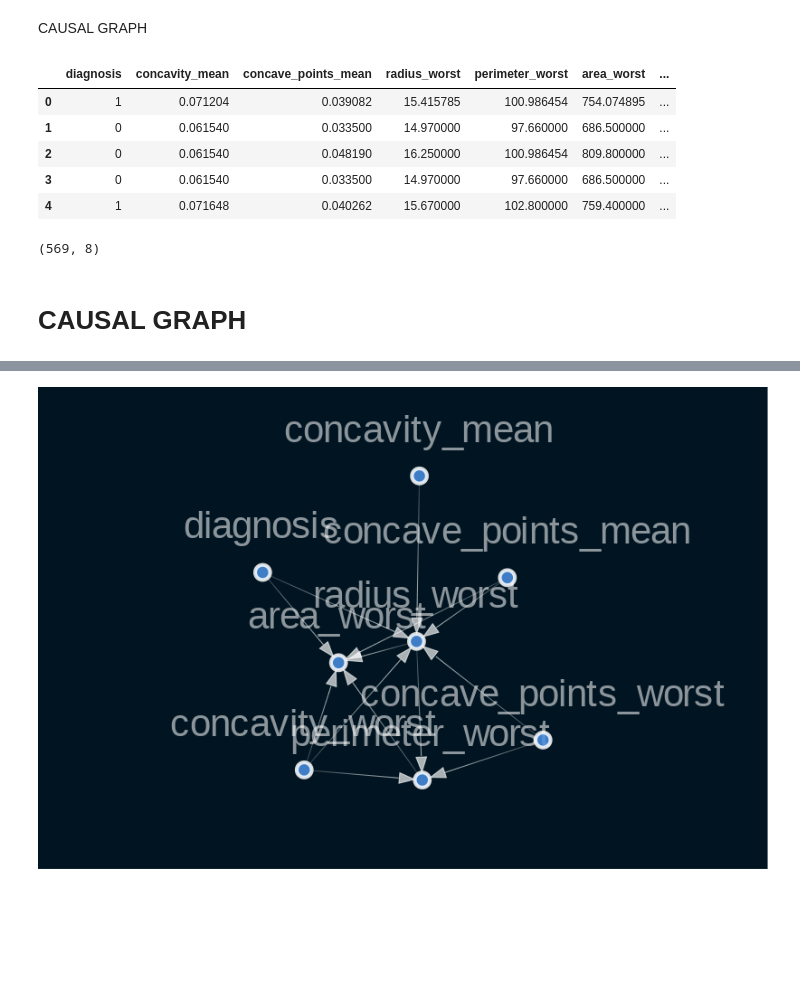
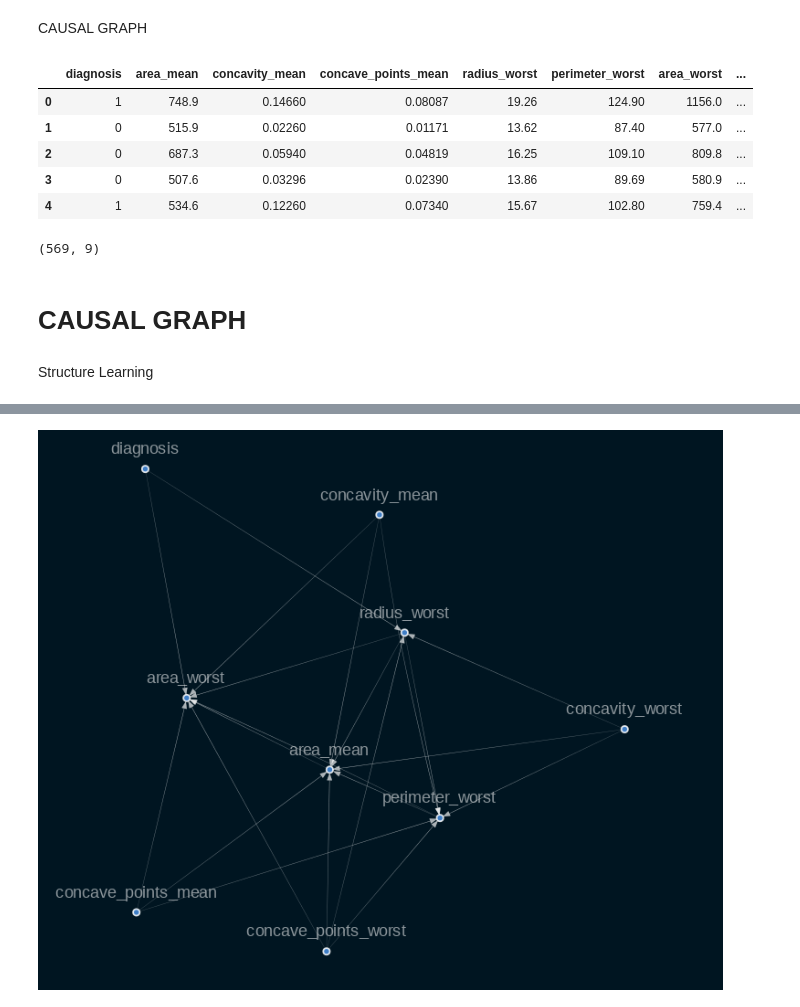
Before and after one commit to Kibika/Causal_Inference, a Jupyter notebook: notebooks/causal_inference.ipynb, the cells around one changed output, grey strips where cells are left out. Drawn from its saved outputs; the diff is of its cells as text; code cells hidden in the pictures; blank space fills up the shorter version.

```diff
--- a/notebooks/causal_inference.ipynb
+++ b/notebooks/causal_inference.ipynb
@@ -119,6 +109,8 @@ Mounted at /content/drive
 The goal of this is to understand the data and any tasks that need to be done to prepare it for training using a machine learning model. We should also get an understanding of the distributions of the variables and how they correlate to one another.
 # %%
 dataset = pd.read_csv("/content/drive/My Drive/speech/data/result_dataframe.csv")
+# %%
+dataset = pd.read_csv("/content/drive/My Drive/data/result_dataframe.csv")
 # %%
 dataset.head()
 # %% [output]
@@ -416,8 +378,6 @@ Several methods can be applied to do feature selection. Some are listed below:
 The first four models can be tested by training a classification algorithm and checking the evaluation metrics.
 
 Here we will use tree based feature selection to extract feature importance and determine the number of features to use.
-# %%
-dataset = outlier(dataset)
 # %%
 #drop id column
 diagnosis_data = dataset.copy()
@@ -538,30 +498,31 @@ We have 8 features that have been chosen as important, and the features also hav
 CAUSAL GRAPH
 # %%
 #filter original dataset to retain the important variables
-#the dimension of the dataset has reduced from 569,32 to 569,8
-causal_data = diagnosis_data[['diagnosis','concavity_mean', 'concave_points_mean', 'radius_worst',
+#the dimension of the dataset has reduced from 569,32 to 569,9
+causal_data = diagnosis_data[['diagnosis','area_mean', 'concavity_mean', 'concave_points_mean', 'radius_worst',
        'perimeter_worst', 'area_worst', 'concavity_worst',
        'concave_points_worst']].copy()
 causal_data.head()
 # %% [output]
-|  | diagnosis | concavity_mean | concave_points_mean | radius_worst | perimeter_worst | area_worst | ... |
-| 0 | 1 | 0.071204 | 0.039082 | 15.415785 | 100.986454 | 754.074895 | ... |
-| 1 | 0 | 0.061540 | 0.033500 | 14.970000 | 97.660000 | 686.500000 | ... |
-| 2 | 0 | 0.061540 | 0.048190 | 16.250000 | 100.986454 | 809.800000 | ... |
-| 3 | 0 | 0.061540 | 0.033500 | 14.970000 | 97.660000 | 686.500000 | ... |
-| 4 | 1 | 0.071648 | 0.040262 | 15.670000 | 102.800000 | 759.400000 | ... |
+|  | diagnosis | area_mean | concavity_mean | concave_points_mean | radius_worst | perimeter_worst | area_worst | ... |
+| 0 | 1 | 748.9 | 0.14660 | 0.08087 | 19.26 | 124.90 | 1156.0 | ... |
+| 1 | 0 | 515.9 | 0.02260 | 0.01171 | 13.62 | 87.40 | 577.0 | ... |
+| 2 | 0 | 687.3 | 0.05940 | 0.04819 | 16.25 | 109.10 | 809.8 | ... |
+| 3 | 0 | 507.6 | 0.03296 | 0.02390 | 13.86 | 89.69 | 580.9 | ... |
+| 4 | 1 | 534.6 | 0.12260 | 0.07340 | 15.67 | 102.80 | 759.4 | ... |
 # %%
 causal_data.shape
 # %% [output]
-(569, 8)
+(569, 9)
 # %% [markdown]
 # CAUSAL GRAPH
+# %% [markdown]
+Structure Learning
 # %%
-sm = from_pandas(causal_data)
-sm.remove_edges_below_threshold(0.8)
+sm = from_pandas(causal_data, w_threshold=0.8)
 viz = plot_structure(
     sm,
-    graph_attributes={"scale": "0.5"},
+    graph_attributes={"scale": "2.0", 'size':2.5},
     all_node_attributes=NODE_STYLE.WEAK,
     all_edge_attributes=EDGE_STYLE.WEAK)
 Image(viz.draw(format='png'))
@@ -586 +550 @@ Warning: node 'concave_points_worst', graph '' size too small for label
-[figure, old version]
+[figure, new version]
```
Also changed, not shown: parts of 45 cells of this notebook.
